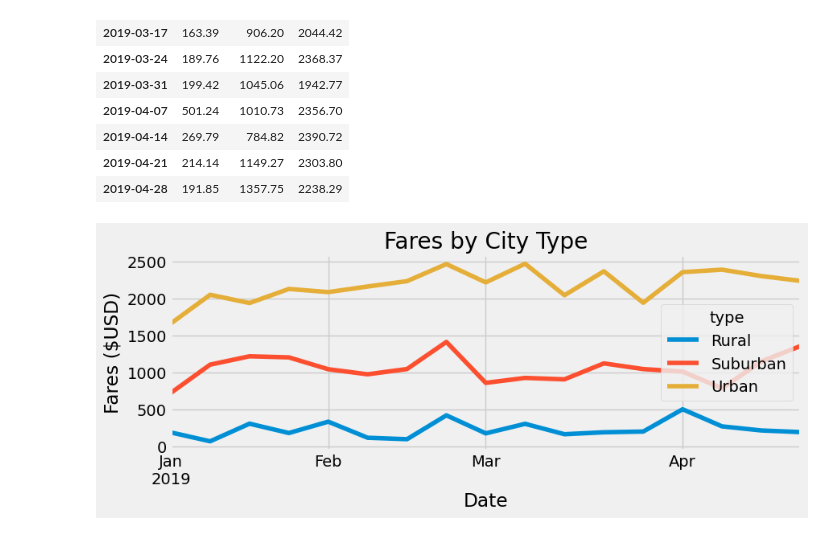
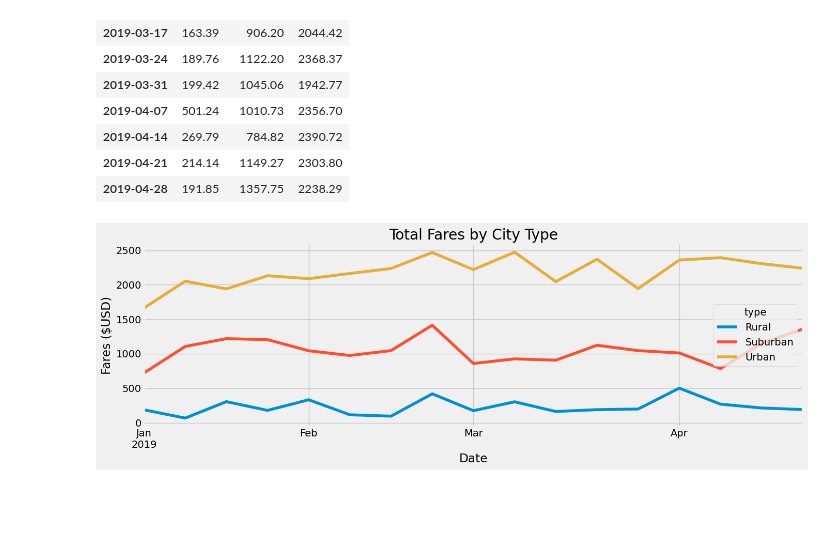
Before and after one commit to HLPetersen/PyBer_Analysis, a Jupyter notebook: PyBer_Challenge.ipynb, the cells around one changed output. Cells and saved outputs as stored; diff of their text form; code cells hidden in the pictures; blank space fills up the shorter version.

Commit message:
Fixed Graph.

```diff
--- a/PyBer_Challenge.ipynb
+++ b/PyBer_Challenge.ipynb
@@ -137,12 +137,13 @@ weekly_resample_df
 # %%
 # Import the style from Matplotlib.
 from matplotlib import style
 
 # Use the graph style fivethirtyeight.
 style.use('fivethirtyeight')
 
 # 8. Using the object-oriented interface method, plot the resample DataFrame using the df.plot() function.
-weekly_resample_df.plot(xlabel="Date",ylabel="Fares ($USD)",title = "Fares by City Type",figsize=(9,3))
+weekly_resample_df.plot(xlabel="Date",ylabel="Fares ($USD)",title = "Total Fares by City Type",figsize=(14,5))
+plt.tight_layout()
 plt.savefig("Fares.png")
 # %% [output]
-[figure, old version]
+[figure, new version]
```
Also changed, not shown: 2 other files.
